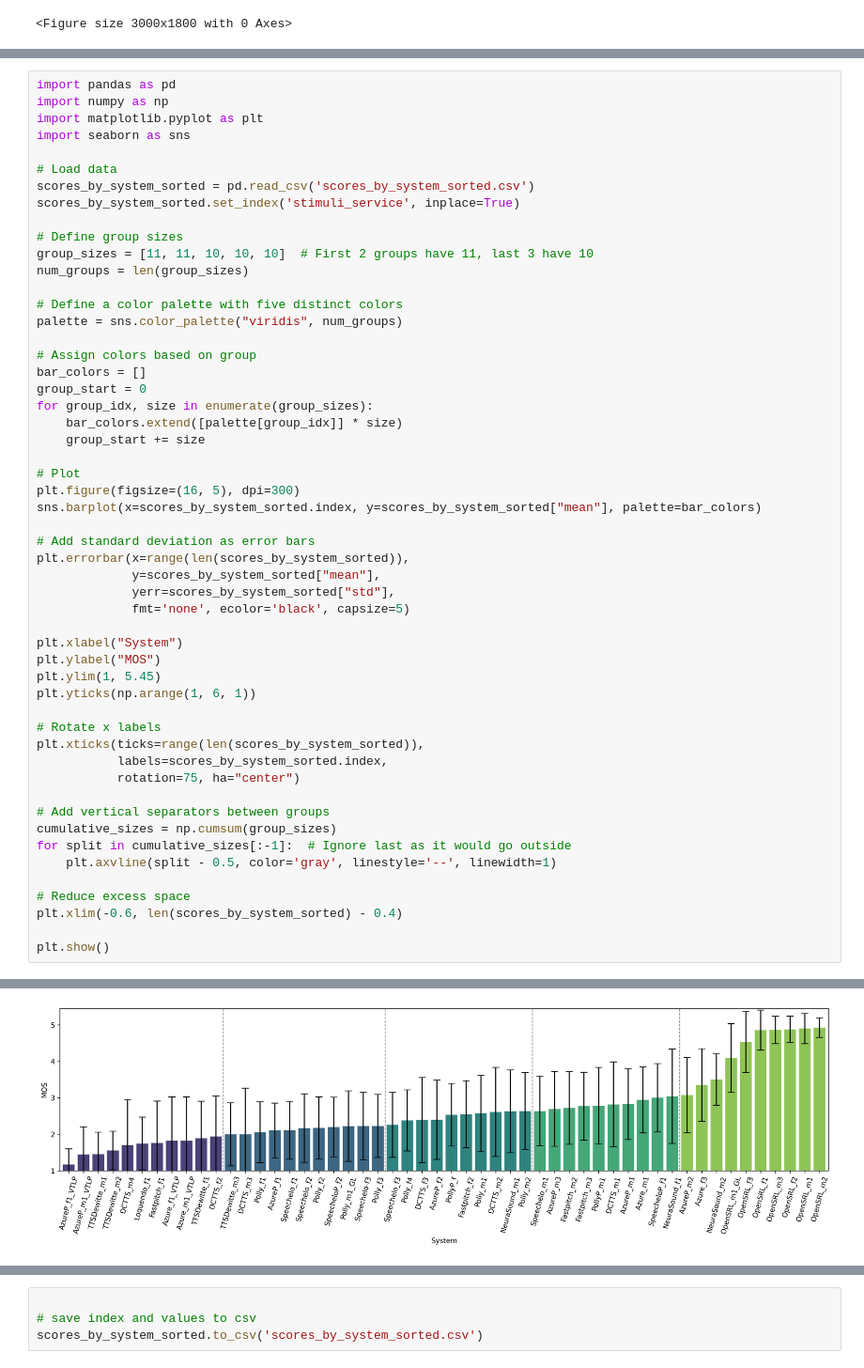
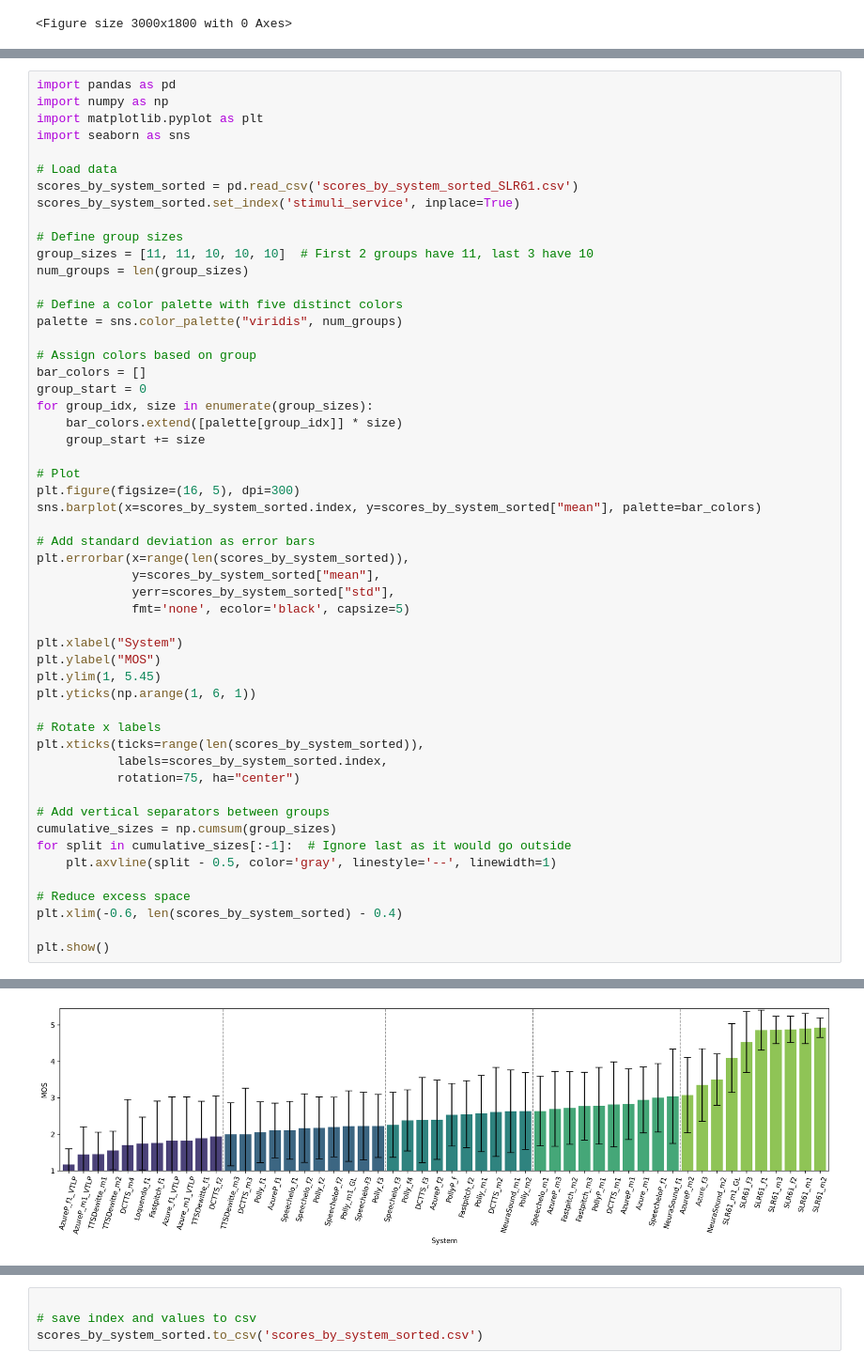
Before and after one commit to asosawelford/tesis, a Jupyter notebook: analysis/exploratory_analysis.ipynb, the cells around one changed output, grey strips where cells are left out. Shown at 94% size. Cells and saved outputs as stored; diff of their text form.

```diff
--- a/analysis/exploratory_analysis.ipynb
+++ b/analysis/exploratory_analysis.ipynb
@@ -448,7 +446,7 @@ import matplotlib.pyplot as plt
 import seaborn as sns
 
 # Load data
-scores_by_system_sorted = pd.read_csv('scores_by_system_sorted.csv')
+scores_by_system_sorted = pd.read_csv('scores_by_system_sorted_SLR61.csv')
 scores_by_system_sorted.set_index('stimuli_service', inplace=True)
 
 # Define group sizes
@@ -471,34 +469,34 @@ sns.barplot(x=scores_by_system_sorted.index, y=scores_by_system_sorted["mean"],
 
 # Add standard deviation as error bars
 plt.errorbar(x=range(len(scores_by_system_sorted)),
              y=scores_by_system_sorted["mean"],
              yerr=scores_by_system_sorted["std"],
              fmt='none', ecolor='black', capsize=5)
 
 plt.xlabel("System")
 plt.ylabel("MOS")
 plt.ylim(1, 5.45)
 plt.yticks(np.arange(1, 6, 1))
 
 # Rotate x labels
 plt.xticks(ticks=range(len(scores_by_system_sorted)),
            labels=scores_by_system_sorted.index,
            rotation=75, ha="center")
 
 # Add vertical separators between groups
 cumulative_sizes = np.cumsum(group_sizes)
 for split in cumulative_sizes[:-1]:  # Ignore last as it would go outside
     plt.axvline(split - 0.5, color='gray', linestyle='--', linewidth=1)
 
 # Reduce excess space
 plt.xlim(-0.6, len(scores_by_system_sorted) - 0.4)
 
 plt.show()
 # %% [output]
 Passing `palette` without assigning `hue` is deprecated and will be removed in v0.14.0. Assign the `x` variable to `hue` and set `legend=False` for the same effect.
 
   sns.barplot(x=scores_by_system_sorted.index, y=scores_by_system_sorted["mean"], palette=bar_colors)
-[figure, old version]
+[figure, new version]
 # %%
 import matplotlib.pyplot as plt
 import seaborn as sns
```
Also changed, not shown: parts of 3 cells of this notebook, 3 other files.
